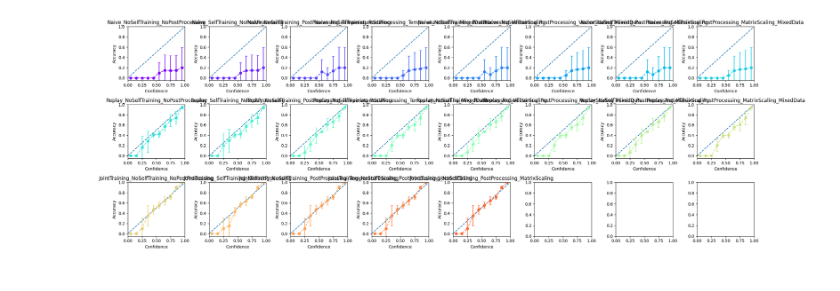
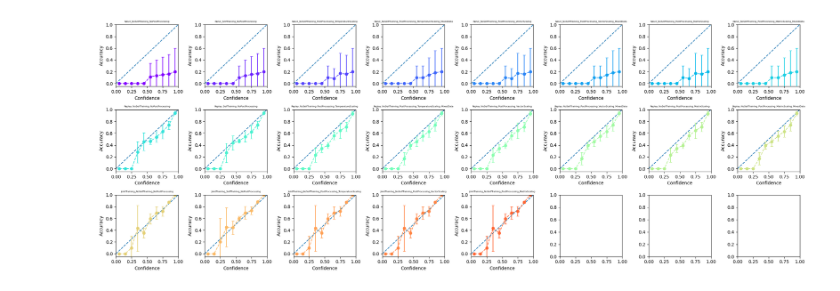
Before and after one commit to lilanpei/Continual-Calibration, a Jupyter notebook: SplitMNIST_metrics_plots.ipynb, the cells around one changed output. Saved outputs shown, nothing was run; the diff lists cells and outputs as text; code cells hidden in the pictures.

Commit message:
Revise scripts and update plotting

```diff
--- a/SplitMNIST_metrics_plots.ipynb
+++ b/SplitMNIST_metrics_plots.ipynb
@@ -240,27 +236,27 @@ print(dt)
 # %%
 # HISTOGRAM : avg/std across all experiences at the end of training
 
 fig, axs = plt.subplots(3, 8, figsize=(22, 8))
 color = iter(cm.rainbow(np.linspace(0, 1, 24)))
 axs = axs.flatten()
 for i, (name, vals) in enumerate(ece_hist_vals):
     m = [e[0] for e in vals]
     s = [e[1] for e in vals]
     l = [max(e[0] - e[1], 0) for e in vals] # cap lower-bound at zero
     u = [e[0] + e[1] for e in vals]
     c = next(color)
     axs[i].plot([0, 1], [0, 1], '--', label='ideal')
     # axs[i].plot(bins, m, color=valid_colors[i])
     # axs[i].fill_between(bins, l, u, alpha=0.3, linestyle='--', color=valid_colors[i])
     axs[i].errorbar(bins, m, yerr=s, marker="o", linestyle="--", capsize=3, capthick=1, color=c)
     axs[i].set_ylim(-0.05, 1)
     axs[i].set_xlim(0, 1)
     axs[i].set_ylabel("Accuracy")
     axs[i].set_xlabel("Confidence")
     # axs[i].legend(loc='upper left', fontsize='small')
-    axs[i].set_title(run2label[name], fontsize='small')
+    axs[i].set_title(run2label[name], fontsize='5')
 plt.tight_layout()
 plt.savefig('Reliability_diagrams_for_SplitMNIST.eps', format='eps')
 plt.show()
 # %% [output]
-[figure, old version]
+[figure, new version]
```
Also changed, not shown: parts of 5 cells of this notebook, 4 other files.
